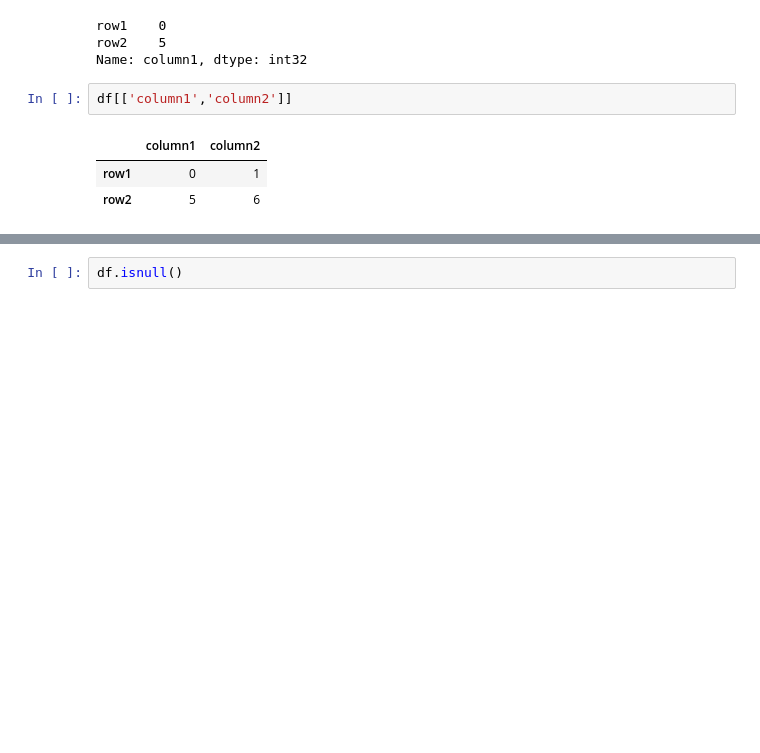
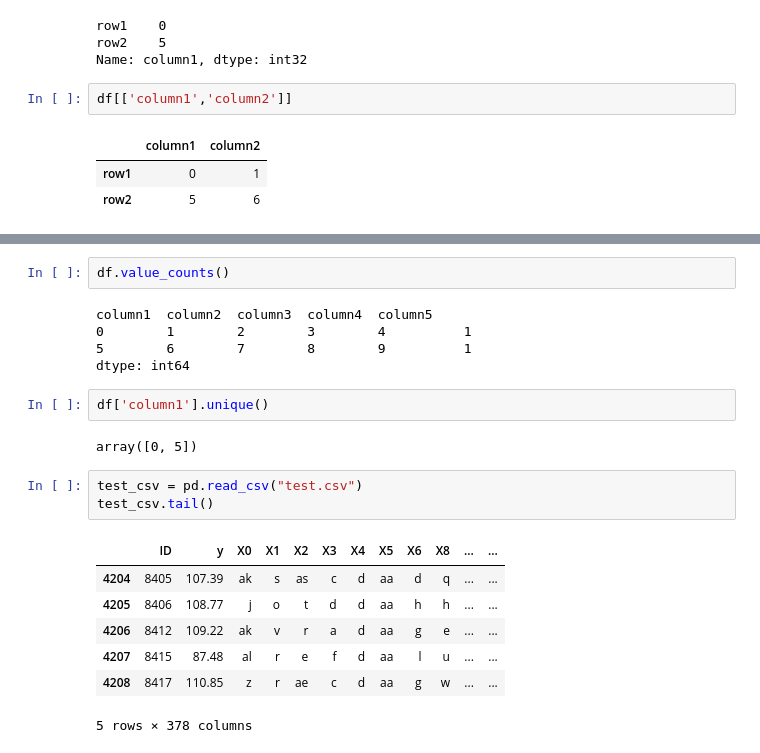
Before and after one commit to Mpanshuman/DataScienceBasics, a Jupyter notebook: pandas_basics.ipynb, the cells around one changed output, grey strips where cells are left out. Drawn from its saved outputs; the diff is of its cells as text; blank space fills up the shorter version.

```diff
--- a/pandas_basics.ipynb
+++ b/pandas_basics.ipynb
@@ -66,2 +76,22 @@ df[['column1','column2']]
 # %%
-df.isnull()
+df.value_counts()
+# %% [output]
+column1  column2  column3  column4  column5
+0        1        2        3        4          1
+5        6        7        8        9          1
+dtype: int64
+# %%
+df['column1'].unique()
+# %% [output]
+array([0, 5])
+# %%
+test_csv = pd.read_csv("test.csv")
+test_csv.tail()
+# %% [output]
+|  | ID | y | X0 | X1 | X2 | X3 | X4 | X5 | X6 | X8 | ... | ... |
+| 4204 | 8405 | 107.39 | ak | s | as | c | d | aa | d | q | ... | ... |
+| 4205 | 8406 | 108.77 | j | o | t | d | d | aa | h | h | ... | ... |
+| 4206 | 8412 | 109.22 | ak | v | r | a | d | aa | g | e | ... | ... |
+| 4207 | 8415 | 87.48 | al | r | e | f | d | aa | l | u | ... | ... |
+| 4208 | 8417 | 110.85 | z | r | ae | c | d | aa | g | w | ... | ... |
+5 rows × 378 columns
```
Also changed, not shown: parts of 13 cells of this notebook, 2 other files.
